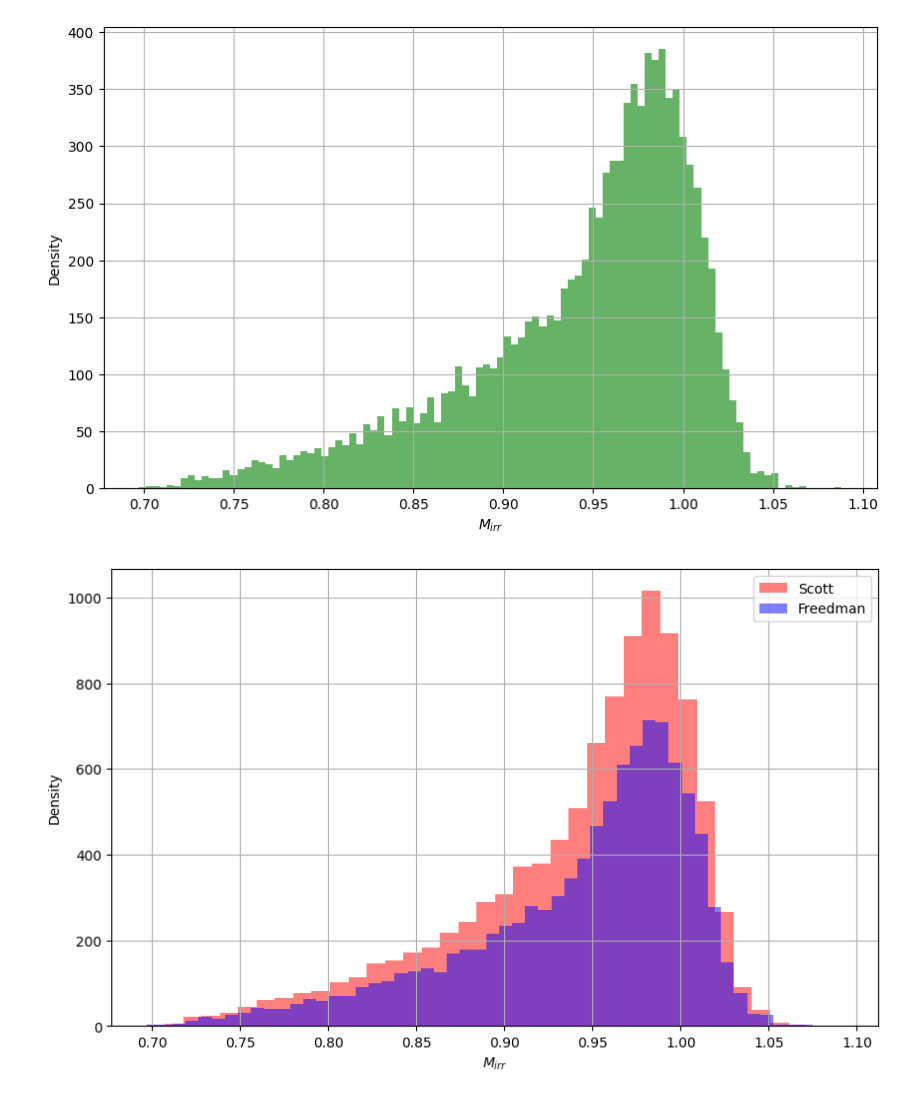
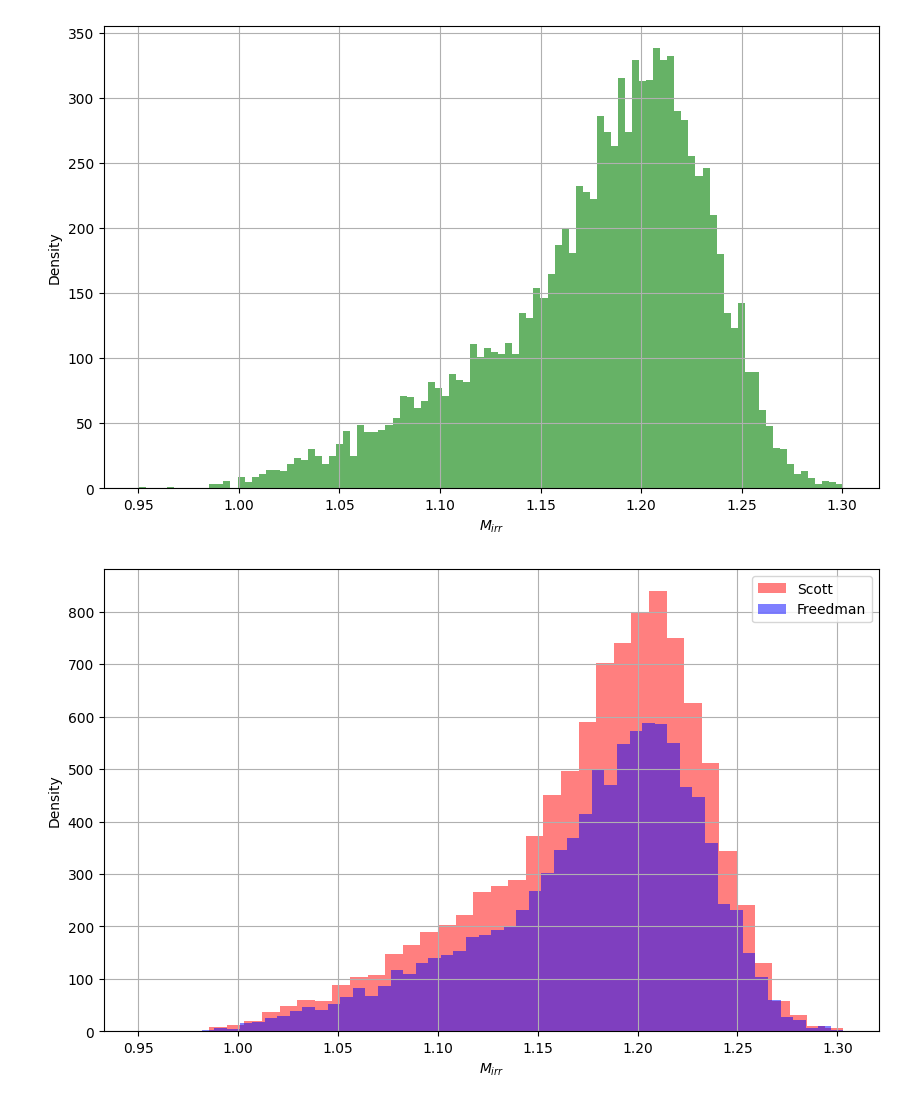
Before and after one commit to oblivion0218/ES_AstroStatistic, a Jupyter notebook: Andrea_Morandi/Ex.6/BlackHole_masses.ipynb, the cells around one changed output. Saved outputs shown, nothing was run; the diff lists cells and outputs as text; code cells hidden in the pictures.

```diff
--- a/Andrea_Morandi/Ex.6/BlackHole_masses.ipynb
+++ b/Andrea_Morandi/Ex.6/BlackHole_masses.ipynb
@@ -1,30 +1,33 @@
 # %%
 import numpy as np
 import matplotlib.pyplot as plt
 import random
 
+def f(spin):
+    return np.sqrt(1 + np.sqrt(1 - spin**2) / 2)
+
 def M_irr(spin, mass):
-    return mass * np.sqrt((1 + np.sqrt(1 - spin**2)) / 2)
+    return mass * f(spin)
 
 n_samples = 10000
 mu = 1
 sigma = 0.02
 m_irr_values = []
 
 for _ in range(n_samples):
     spin = random.uniform(0, 1)
     mass = random.gauss(mu, sigma)
     m_irr_values.append(M_irr(spin, mass))
 
 # plot histogram
 plt.figure(figsize=(10, 6))
 plt.hist(m_irr_values, bins=100, alpha=0.6, color='g')
 plt.xlabel(r'$M_{irr}$')
 plt.ylabel('Density')
 plt.grid()
 plt.show()
 # %% [output]
-[figure, old version]
+[figure, new version]
 # %%
 from astropy.visualization.hist import hist
 
@@ -38,7 +41,7 @@ plt.grid()
 plt.legend()
 plt.show()
 # %% [output]
-[figure, old version]
+[figure, new version]
 # %%
 plt.figure(figsize=(10, 6))
 # Use astropy's hist for all three histograms
```
Also changed, not shown: parts of 5 cells of this notebook.
